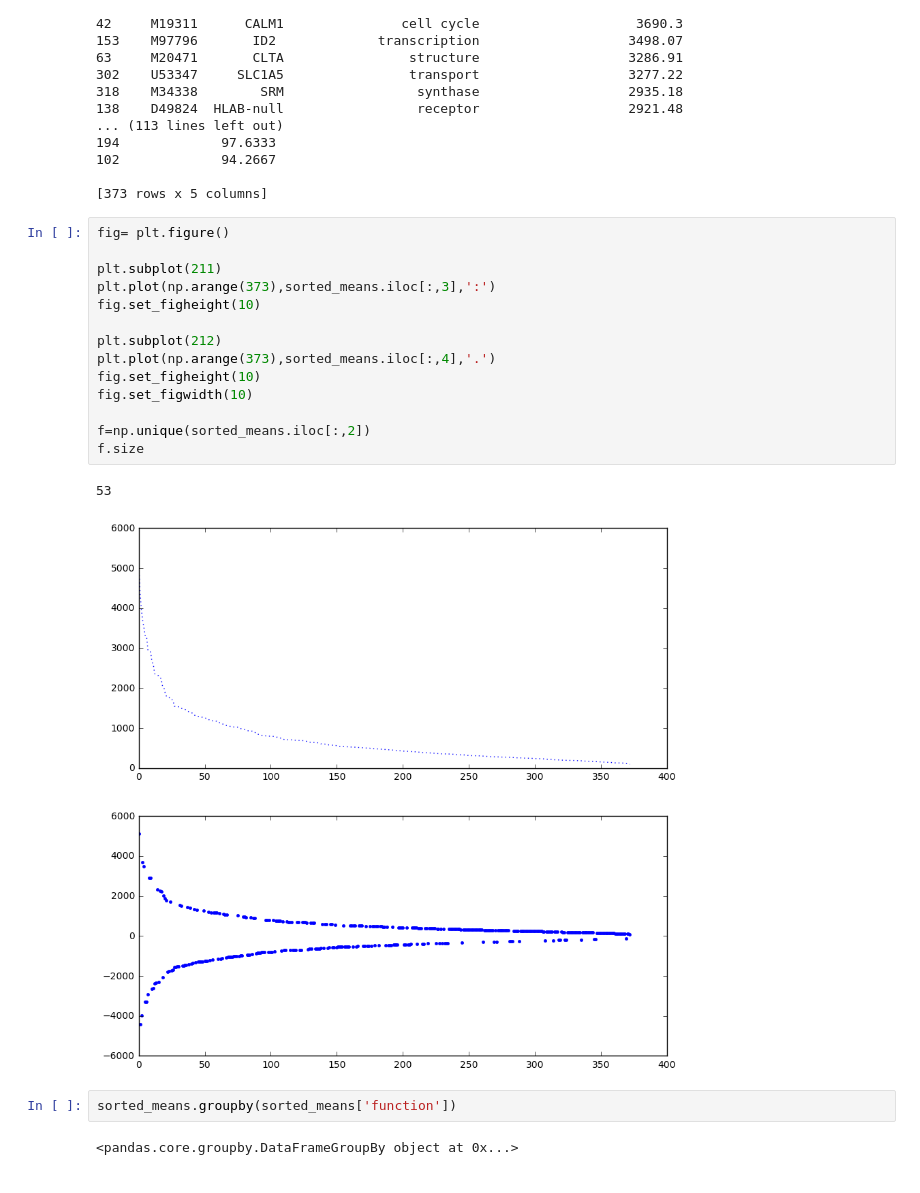
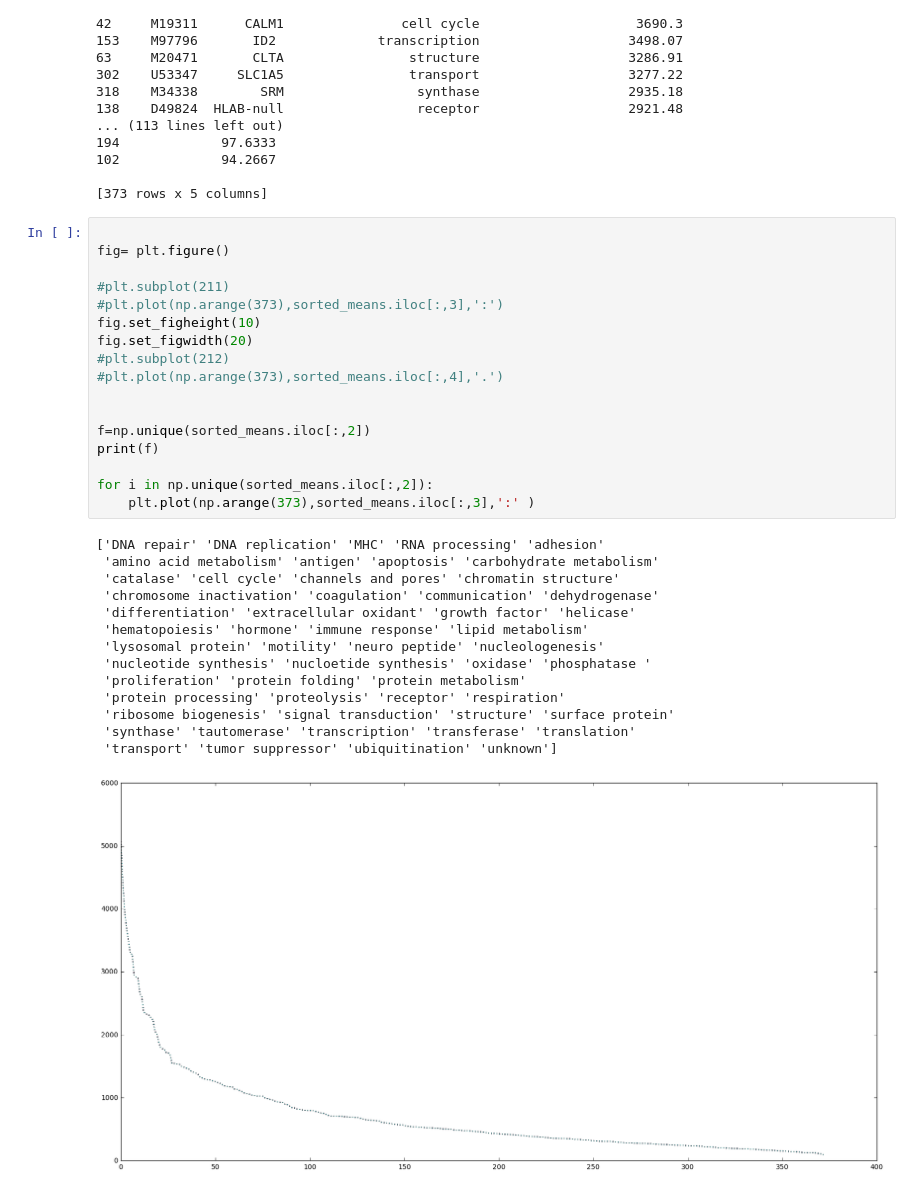
Before and after one commit to UW-Biol419-Wi2017/BRCA1-GENES_PROJECT, a Jupyter notebook: Jose code Biol 419 project.ipynb, the cells around one changed output. Drawn from its saved outputs; the diff is of its cells as text.

Commit message:
mean expression code
difference between means and graph

```diff
--- a/Jose code Biol 419 project.ipynb
+++ b/Jose code Biol 419 project.ipynb
@@ -139,23 +142,34 @@ print(sorted_means)
 
 [373 rows x 5 columns]
 # %%
+
 fig= plt.figure()
 
-plt.subplot(211)
-plt.plot(np.arange(373),sorted_means.iloc[:,3],':')
+#plt.subplot(211)
+#plt.plot(np.arange(373),sorted_means.iloc[:,3],':')
 fig.set_figheight(10)
+fig.set_figwidth(20)
+#plt.subplot(212)
+#plt.plot(np.arange(373),sorted_means.iloc[:,4],'.')
 
-plt.subplot(212)
-plt.plot(np.arange(373),sorted_means.iloc[:,4],'.')
-fig.set_figheight(10)
-fig.set_figwidth(10)
 
 f=np.unique(sorted_means.iloc[:,2])
-f.size
+print(f)
+
+for i in np.unique(sorted_means.iloc[:,2]):
+    plt.plot(np.arange(373),sorted_means.iloc[:,3],':' )
 # %% [output]
-53
+['DNA repair' 'DNA replication' 'MHC' 'RNA processing' 'adhesion'
+ 'amino acid metabolism' 'antigen' 'apoptosis' 'carbohydrate metabolism'
+ 'catalase' 'cell cycle' 'channels and pores' 'chromatin structure'
+ 'chromosome inactivation' 'coagulation' 'communication' 'dehydrogenase'
+ 'differentiation' 'extracellular oxidant' 'growth factor' 'helicase'
+ 'hematopoiesis' 'hormone' 'immune response' 'lipid metabolism'
+ 'lysosomal protein' 'motility' 'neuro peptide' 'nucleologenesis'
+ 'nucleotide synthesis' 'nucloetide synthesis' 'oxidase' 'phosphatase '
+ 'proliferation' 'protein folding' 'protein metabolism'
+ 'protein processing' 'proteolysis' 'receptor' 'respiration'
+ 'ribosome biogenesis' 'signal transduction' 'structure' 'surface protein'
+ 'synthase' 'tautomerase' 'transcription' 'transferase' 'translation'
+ 'transport' 'tumor suppressor' 'ubiquitination' 'unknown']
-[figure, old version]
+[figure, new version]
-# %%
-sorted_means.groupby(sorted_means['function'])
-# %% [output]
-<pandas.core.groupby.DataFrameGroupBy object at 0x...>
```
Also changed, not shown: parts of 3 cells of this notebook.
